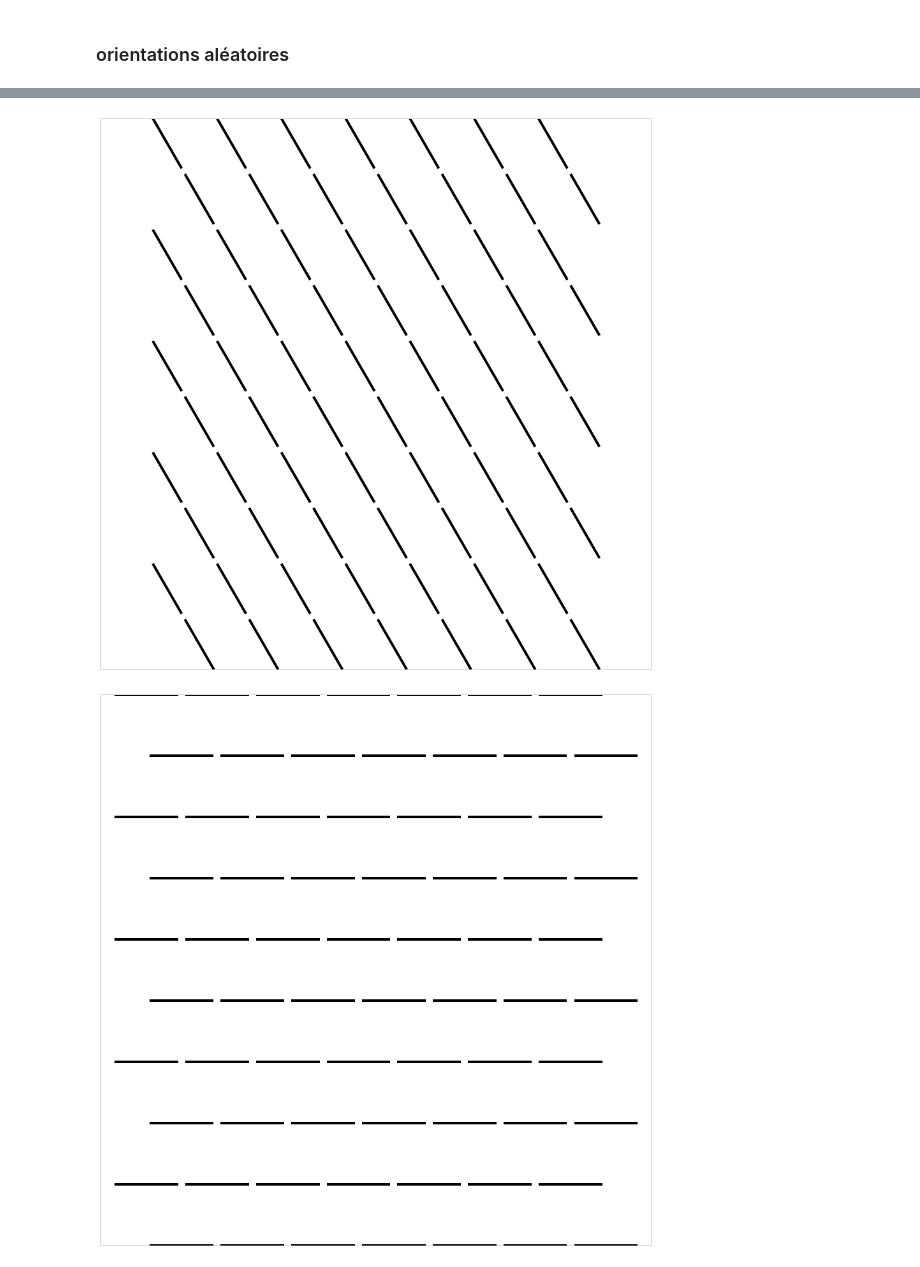
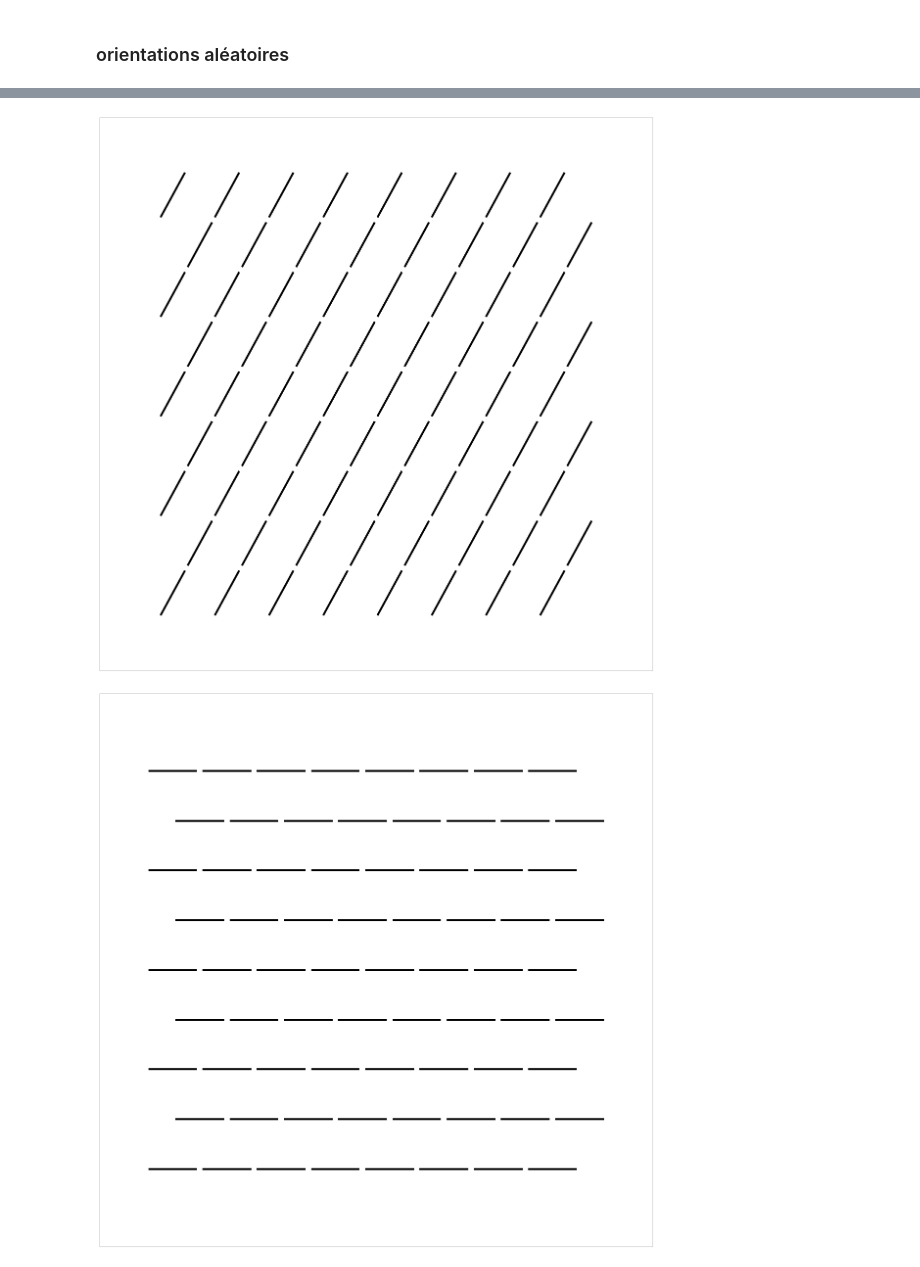
Before and after one commit to NaturalPatterns/2016_elasticite, a Jupyter notebook: 1-grille.ipynb, the cells around one changed output, grey strips where cells are left out. Saved outputs shown, nothing was run; the diff lists cells and outputs as text; code cells hidden in the pictures.

```diff
--- a/1-grille.ipynb
+++ b/1-grille.ipynb
@@ -90,11 +94,11 @@ plt.axis([-1, 9, -1, 9])
 # %%
 class EdgeGrid():
     def __init__(self):
-        self.figsize = 12
+        self.figsize = 16
         self.line_width = 4.
 
-        self.N_lame = 70
-        self.N_lame_X = np.int(np.sqrt(self.N_lame)*np.sqrt(3) / 2)
+        self.N_lame = 72
+        self.N_lame_X = np.int(np.sqrt(self.N_lame))#*np.sqrt(3) / 2)
 
         self.lames = np.zeros((3, self.N_lame))
         self.lames[0, :] = np.mod(np.arange(self.N_lame), self.N_lame_X)
@@ -104,6 +108,7 @@ class EdgeGrid():
         self.lames[0, :] /= self.N_lame_X
         self.lames[1, :] /= self.N_lame_X
 
+        self.lames_minmax = np.array([self.lames[0, :].min(), self.lames[0, :].max(), self.lames[1, :].min(), self.lames[1, :].max()])
         self.lame_length = .45/self.N_lame_X
 
 
@@ -118,7 +123,7 @@ class EdgeGrid():
         if fig==None:
             fig = pylab.figure(figsize=(self.figsize, self.figsize))
         if a==None:
-            border = 0.0
+            border = 0.01
             a = fig.add_axes((border, border, 1.-2*border, 1.-2*border), axisbg='w')
         a.axis(c='b', lw=0)
 
@@ -140,9 +145,8 @@ class EdgeGrid():
 
         pylab.setp(a, xticks=[])
         pylab.setp(a, yticks=[])
-
-        a.axis([-self.lame_length/2, 1+self.lame_length/2, 1+self.lame_length/2, -self.lame_length/2])
-        a.axis('equal')
+        marge = self.lame_length*3.
+        a.axis(self.lames_minmax + np.array([-marge, +marge, -marge, +marge]))
         pylab.draw()
         return fig, a
 
@@ -171,2 +175,2 @@ _ = e.show_edges()
-[figure, old version]
+[figure, new version]
-[figure, old version]
+[figure, new version]
```
Also changed, not shown: parts of 13 cells of this notebook, 3 other files.
